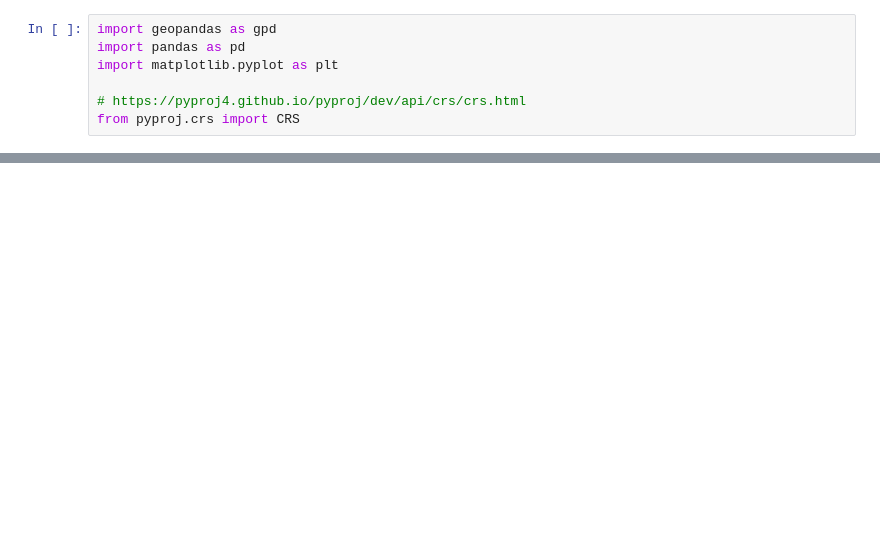
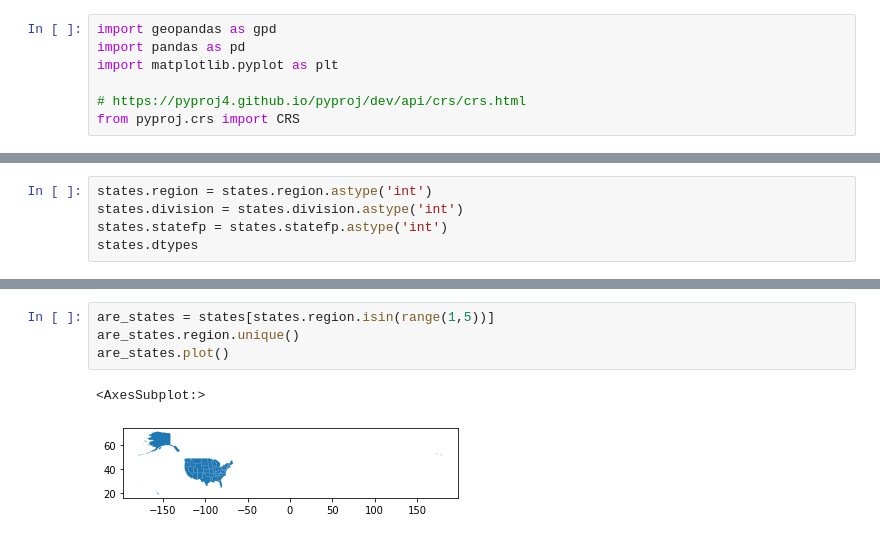
Before and after one commit to carmengg/eds-220-book, a Jupyter notebook: drafts-lectures/lesson-11-census-shapefile.ipynb, the cells around one changed output, grey strips where cells are left out. Saved outputs shown, nothing was run; the diff lists cells and outputs as text; blank space fills up the shorter version.

```diff
--- a/drafts-lectures/lesson-11-census-shapefile.ipynb
+++ b/drafts-lectures/lesson-11-census-shapefile.ipynb
@@ -105,0 +46,5 @@ Name: x, dtype: int64
+# %%
+states.region = states.region.astype('int')
+states.division = states.division.astype('int')
+states.statefp = states.statefp.astype('int')
+states.dtypes
@@ -105,0 +78,7 @@ Name: x, dtype: int64
+# %%
+are_states = states[states.region.isin(range(1,5))]
+are_states.region.unique()
+are_states.plot()
+# %% [output]
+<AxesSubplot:>
+[figure, added]
```
Also changed, not shown: parts of 17 cells of this notebook, 1 other file.
